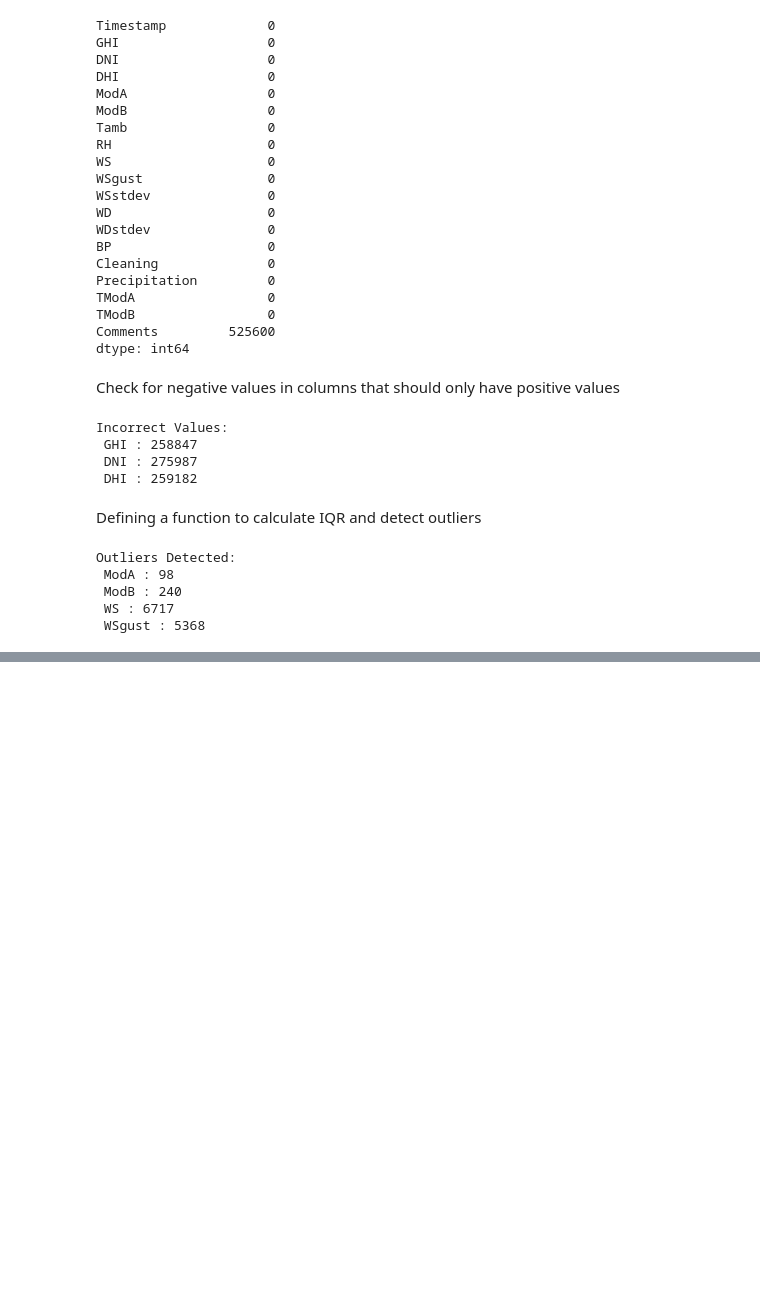
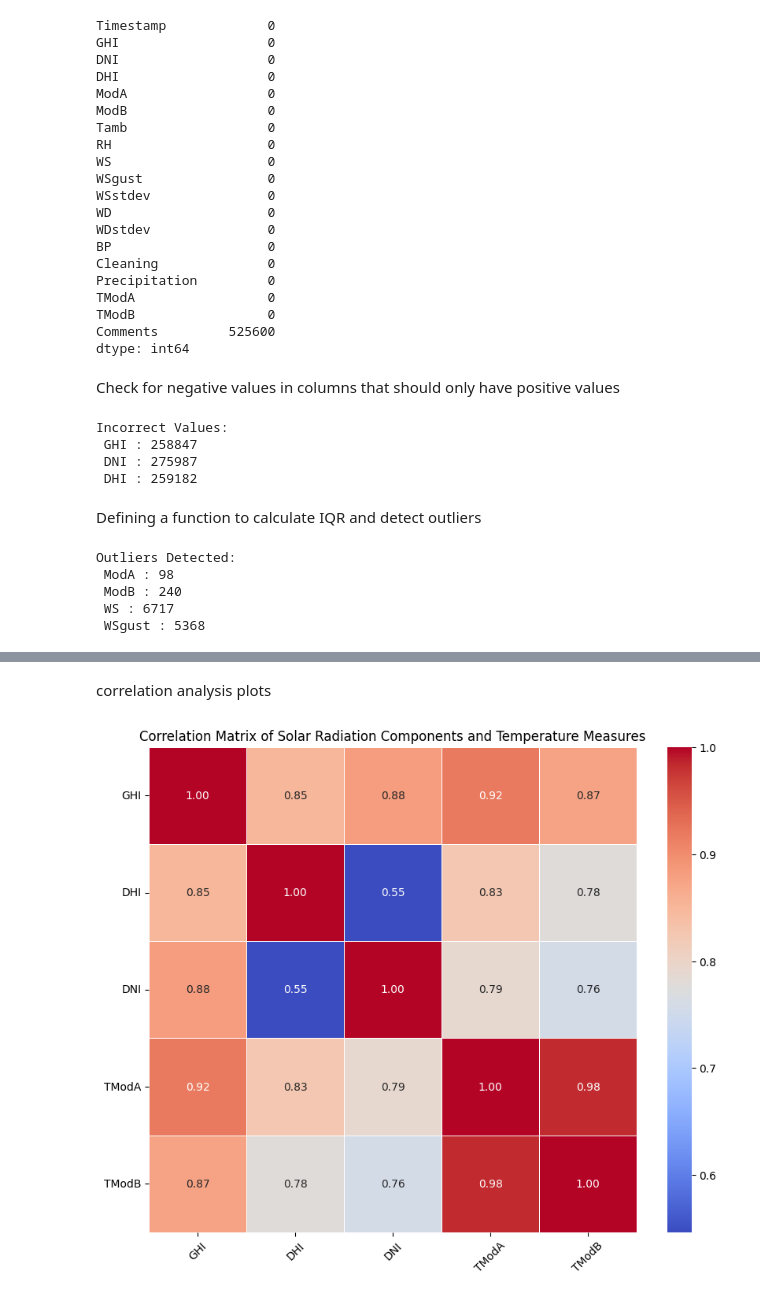
Before and after one commit to fro-su/MoonLight-Energy-Solutions, a Jupyter notebook: notebokes/benin.ipynb, the cells around one changed output, grey strips where cells are left out. Saved outputs shown, nothing was run; the diff lists cells and outputs as text; code cells hidden in the pictures; blank space fills up the shorter version.

```diff
--- a/notebokes/benin.ipynb
+++ b/notebokes/benin.ipynb
@@ -350,0 +383,18 @@ Outliers Detected:
+# %% [markdown]
+correlation analysis plots
+# %%
+columns_of_interest = ['GHI', 'DHI', 'DNI', 'TModA', 'TModB']
+dataset_subset = benin_df[columns_of_interest]
+
+
+correlation_matrix = dataset_subset.corr()
+
+# Plot the correlation matrix as a heatmap
+plt.figure(figsize=(10, 8))
+sns.heatmap(correlation_matrix, annot=True, cmap='coolwarm', fmt=".2f", linewidths=0.5)
+plt.title('Correlation Matrix of Solar Radiation Components and Temperature Measures')
+plt.xticks(rotation=45)
+plt.yticks(rotation=0)
+plt.show()
+# %% [output]
+[figure, added]
```
Also changed, not shown: parts of 4 cells of this notebook.
